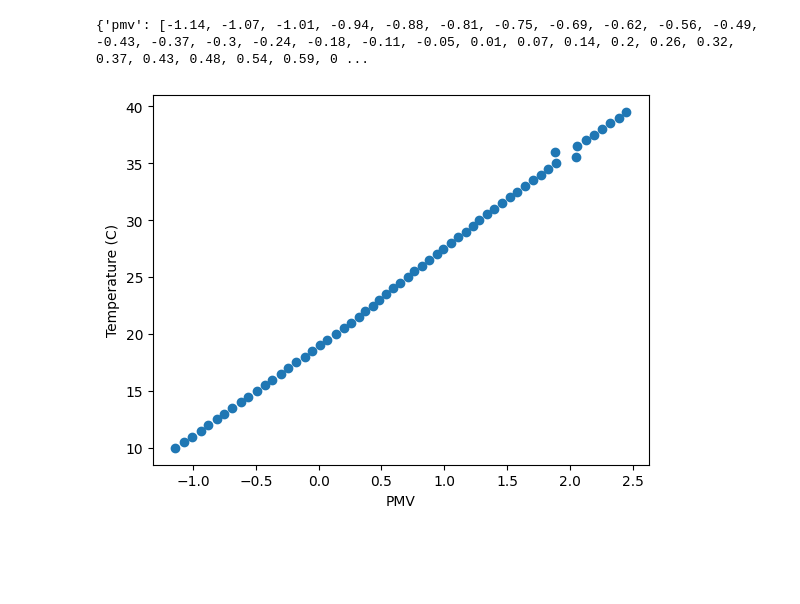
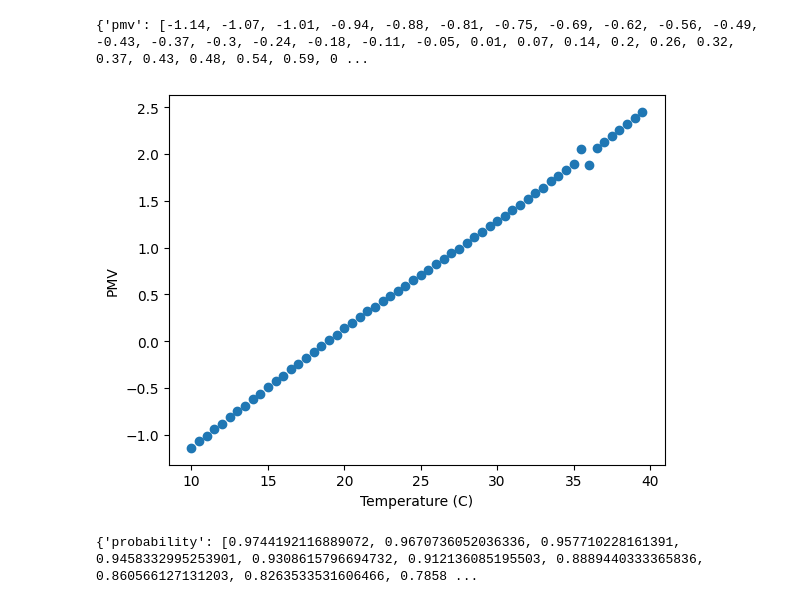
Before and after one commit to Light52566/rllib-energyplus-hi, a Jupyter notebook: test.ipynb, the cells around one changed output. Saved outputs shown, nothing was run; the diff lists cells and outputs as text; code cells hidden in the pictures; blank space fills up the shorter version.

Commit message:
Added different probability function options

```diff
--- a/test.ipynb
+++ b/test.ipynb
@@ -4,15 +4,21 @@ import matplotlib.pyplot as plt
 # %%
 # Create a human model and sample the PMV
 human = Human()
-pmvs = human.uniform_sample_pmv()
+pmvs = human.temp2pmv()
 print(pmvs)
 # %% [output]
 {'pmv': [-1.14, -1.07, -1.01, -0.94, -0.88, -0.81, -0.75, -0.69, -0.62, -0.56, -0.49, -0.43, -0.37, -0.3, -0.24, -0.18, -0.11, -0.05, 0.01, 0.07, 0.14, 0.2, 0.26, 0.32, 0.37, 0.43, 0.48, 0.54, 0.59, 0 ...
 # %%
 # Plot the PMV distribution as points where the y-axis is the PMV and the x-axis is the temperature
-plt.scatter(pmvs['pmv'], pmvs['tdb'])
-plt.xlabel('PMV')
-plt.ylabel('Temperature (C)')
+plt.scatter(pmvs['tdb'], pmvs['pmv'])
+plt.ylabel('PMV')
+plt.xlabel('Temperature (C)')
 plt.show()
 # %% [output]
-[figure, old version]
+[figure, new version]
+# %%
+human.setProbabilityFunction('sigmoid')
+probabilities = human.pmv2prob()
+print(probabilities)
+# %% [output]
+{'probability': [0.9744192116889072, 0.9670736052036336, 0.957710228161391, 0.9458332995253901, 0.9308615796694732, 0.912136085195503, 0.8889440333365836, 0.860566127131203, 0.8263533531606466, 0.7858 ...
```
Also changed, not shown: parts of 3 cells of this notebook, 1 other file.
